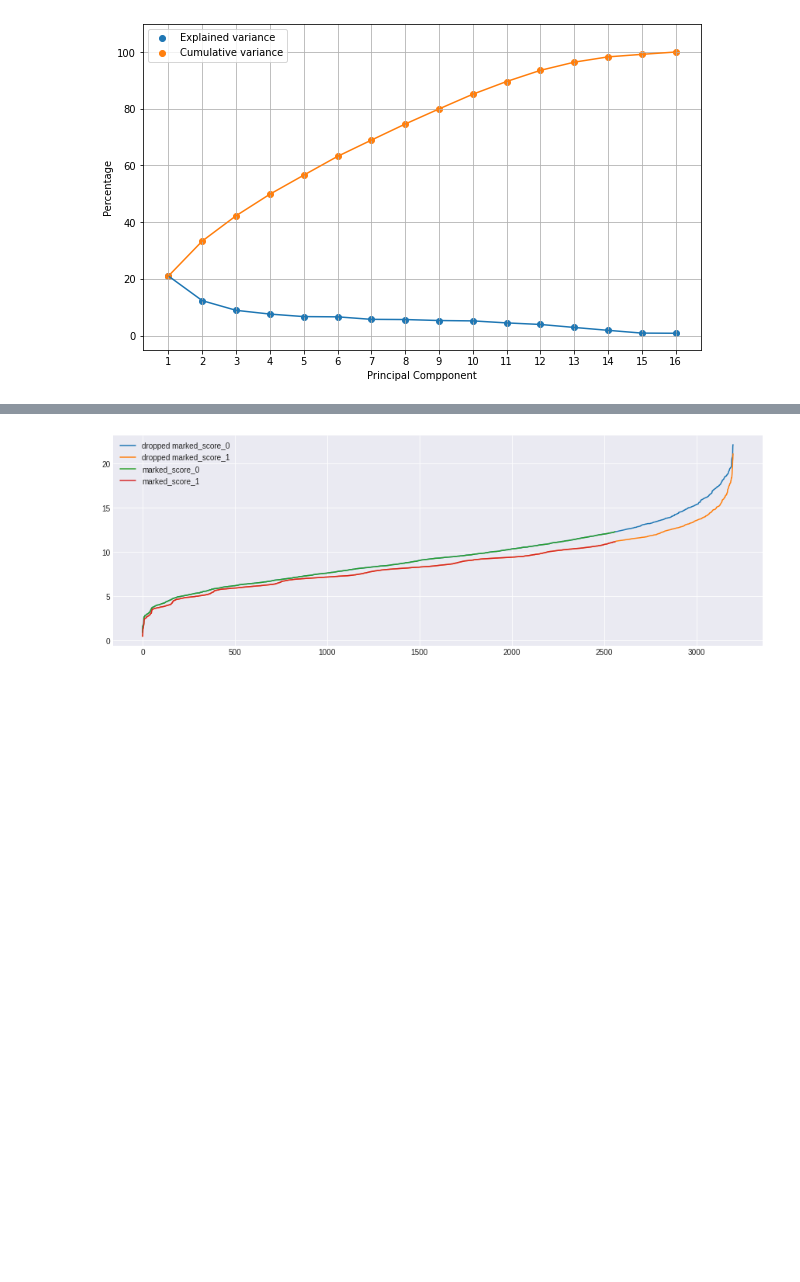
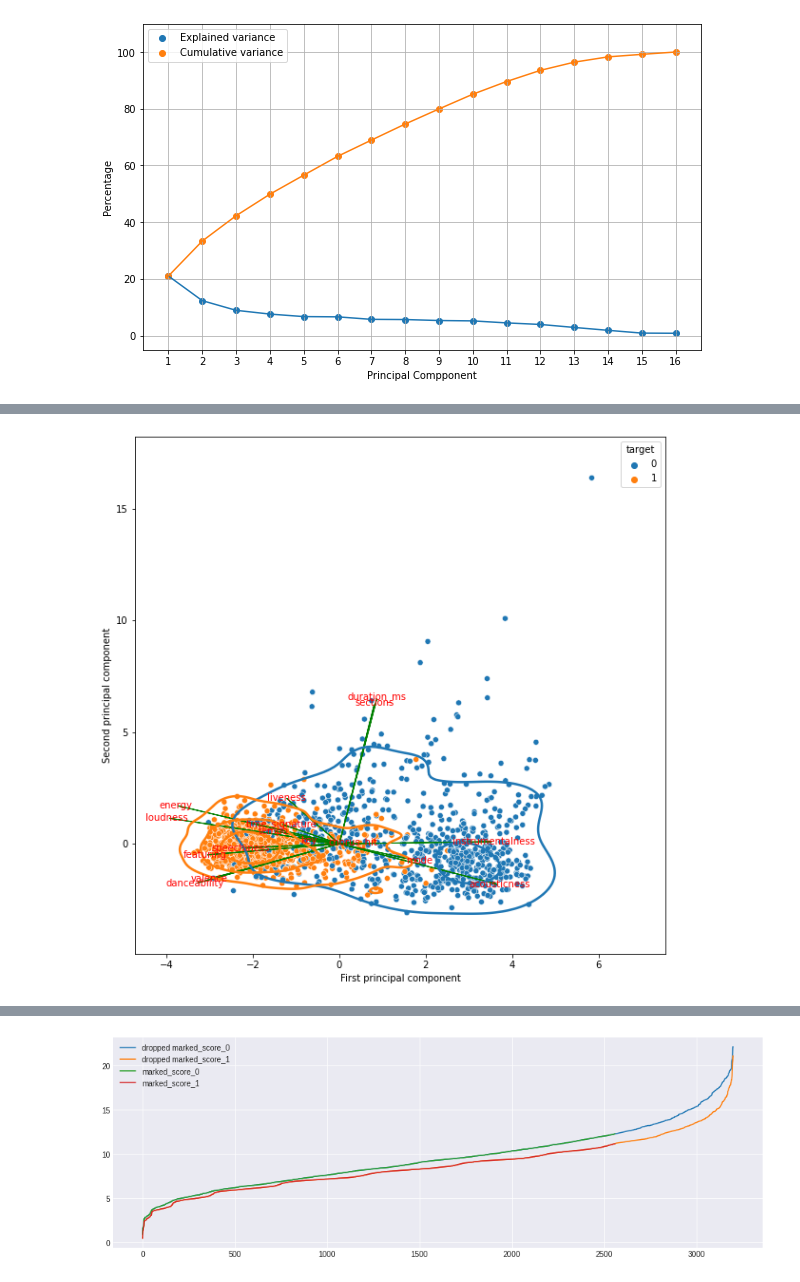
Before and after one commit to MatteoStoisa/DataSpaces_project, a Jupyter notebook: projectDataSpacesMatteoStoisa_the_spotify_hit_predictor_dataset_dataset_of_10s.ipynb, the cells around one changed output, grey strips where cells are left out. Saved outputs shown, nothing was run; the diff lists cells and outputs as text; code cells hidden in the pictures; blank space fills up the shorter version.

```diff
--- a/projectDataSpacesMatteoStoisa_the_spotify_hit_predictor_dataset_dataset_of_10s.ipynb
+++ b/projectDataSpacesMatteoStoisa_the_spotify_hit_predictor_dataset_dataset_of_10s.ipynb
@@ -363,0 +368,27 @@ def median_distance(vector):
+# %%
+def drop_by(ds, drop_percentace, by):
+  rank_indexes = ds.sort_values(by=by).index
+  count_to_delete_0 = count_to_delete_1 = int(len(ds) * (drop_percentace / 200))
+  to_delete = []
+  for idx in reversed(rank_indexes):
+    if ds.loc[idx]['target'] == 0:
+      if count_to_delete_0 != 0:
+        to_delete.append(idx)
+        count_to_delete_0 -= 1
+    else:
+      if count_to_delete_1 != 0:
+        to_delete.append(idx)
+        count_to_delete_1 -= 1
+    if count_to_delete_0 == 0 and count_to_delete_1 == 0:
+      break
+  return to_delete
+
+#dropped_median_distance = dataset.drop(drop_by(dataset_and_labels, 20, 'cumulative_median_distance'))
+#dropped_feature_percentage = dataset.drop(drop_by(dataset_and_labels, 20, 'feature_outlier_percentage'))
+dropped_median_distance_separate = dataset.drop(drop_by(dataset_and_labels, 75, 'cumulative_median_distance_separate'))
+
+#plot_pca(dropped_median_distance[primary_features], dataset_labels.loc[dropped_median_distance.index], False)
+#plot_pca(dropped_feature_percentage[primary_features], dataset_labels.loc[dropped_feature_percentage.index], False)
+plot_pca(dropped_median_distance_separate[primary_features], dataset_labels.loc[dropped_median_distance_separate.index], False)
+# %% [output]
+[figure, added]
```
Also changed, not shown: parts of 15 cells of this notebook.
